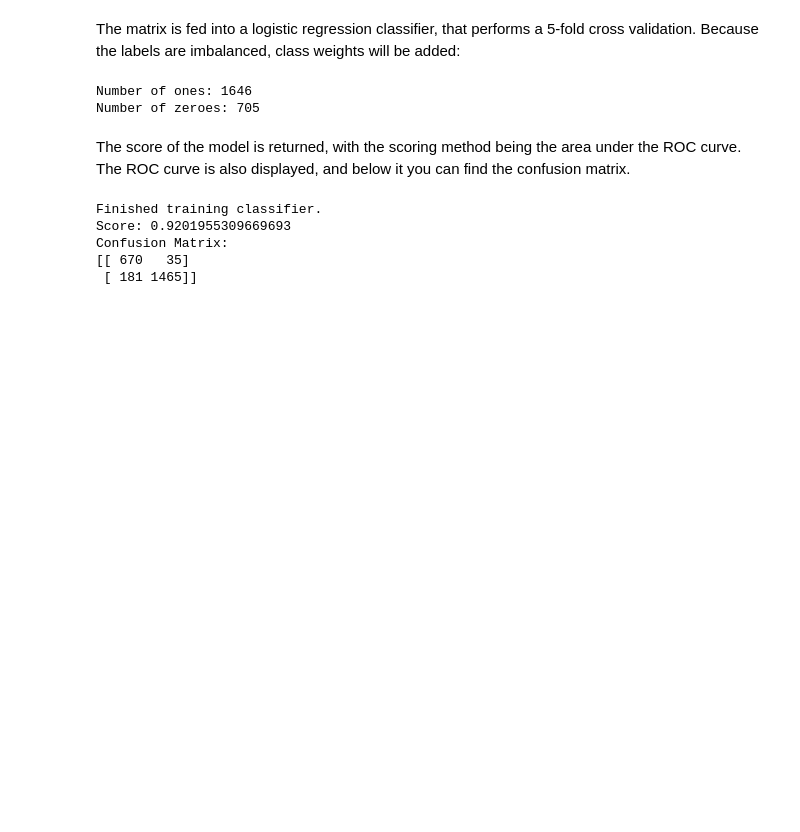
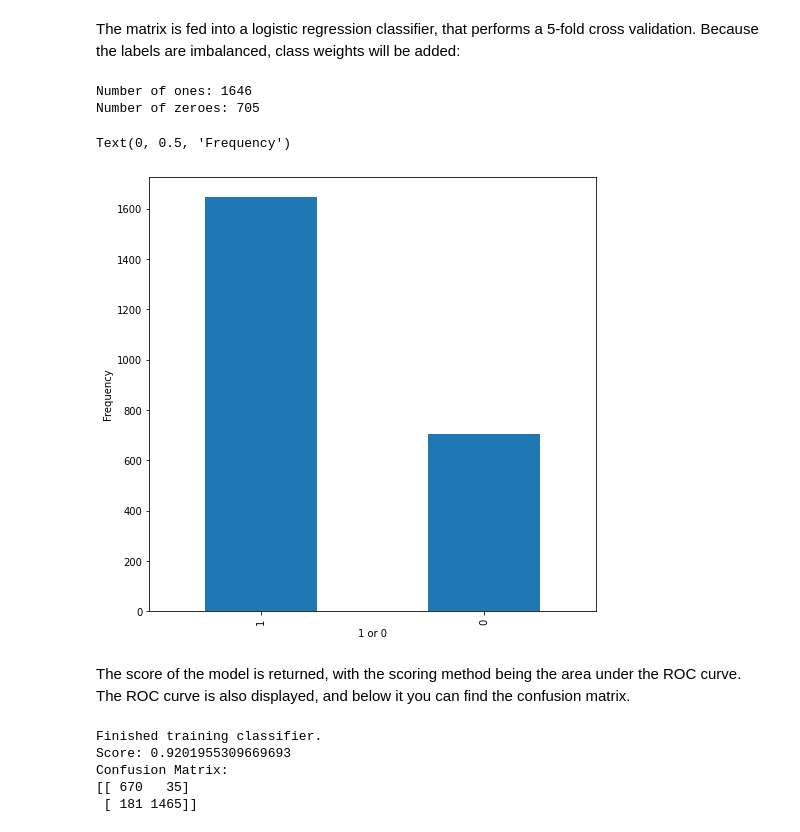
Before and after one commit to chiaracapuano/IndieGOGO, a Jupyter notebook: Project_Notebook.ipynb, the cells around one changed output. Drawn from its saved outputs; the diff is of its cells as text; code cells hidden in the pictures; blank space fills up the shorter version.

Commit message:
graph of 1 and 0s

```diff
--- a/Project_Notebook.ipynb
+++ b/Project_Notebook.ipynb
@@ -201,6 +201,14 @@ print("Number of zeroes:", zeroes_weight)
 # %% [output]
 Number of ones: 1646
 Number of zeroes: 705
+# %%
+ax = sdf_train['collected_percentage_binary'].value_counts().plot(kind='bar',
+                                    figsize=(8,8))
+ax.set_xlabel("1 or 0")
+ax.set_ylabel("Frequency")
+# %% [output]
+Text(0, 0.5, 'Frequency')
+[figure, added]
 # %% [markdown]
 The score of the model is returned, with the scoring method being the area under the ROC curve.
 The ROC curve is also displayed, and below it you can find the confusion matrix.
```
